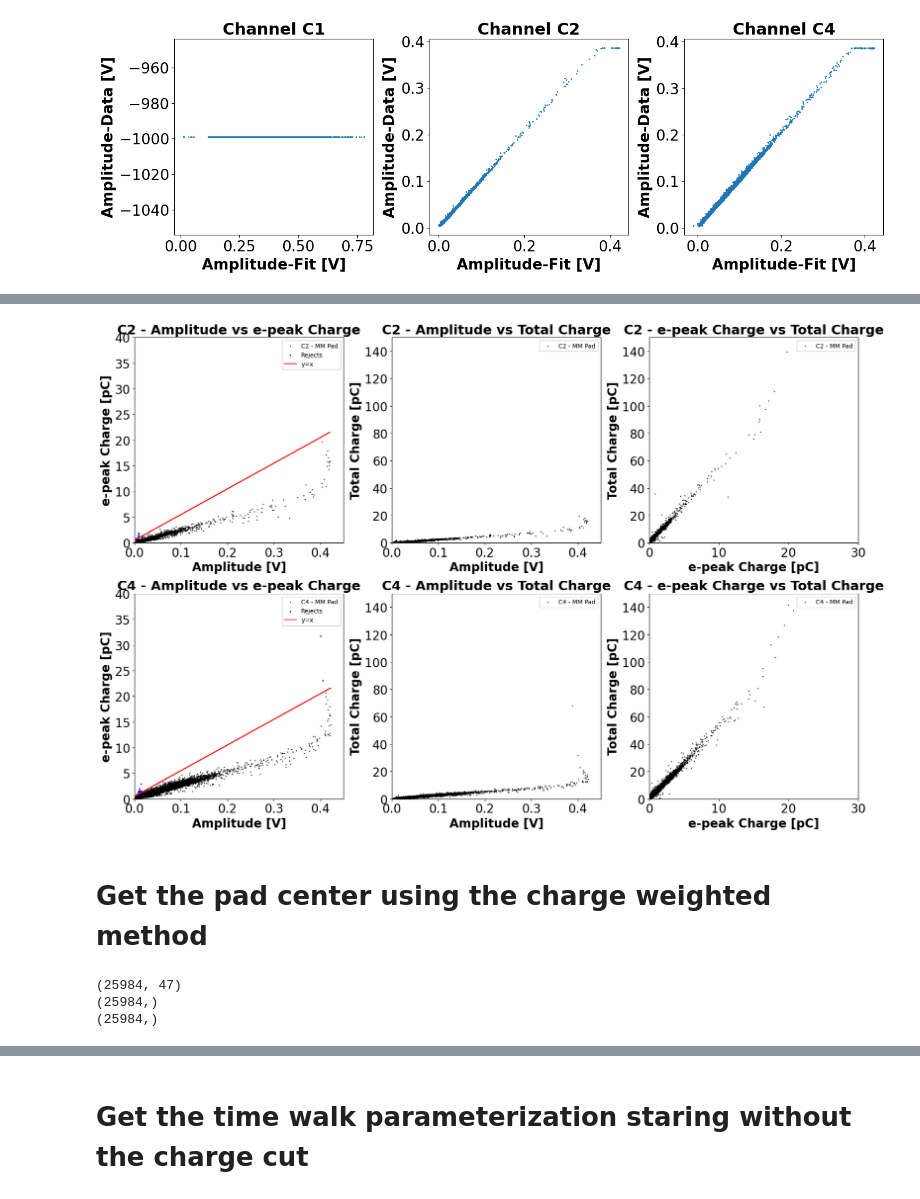
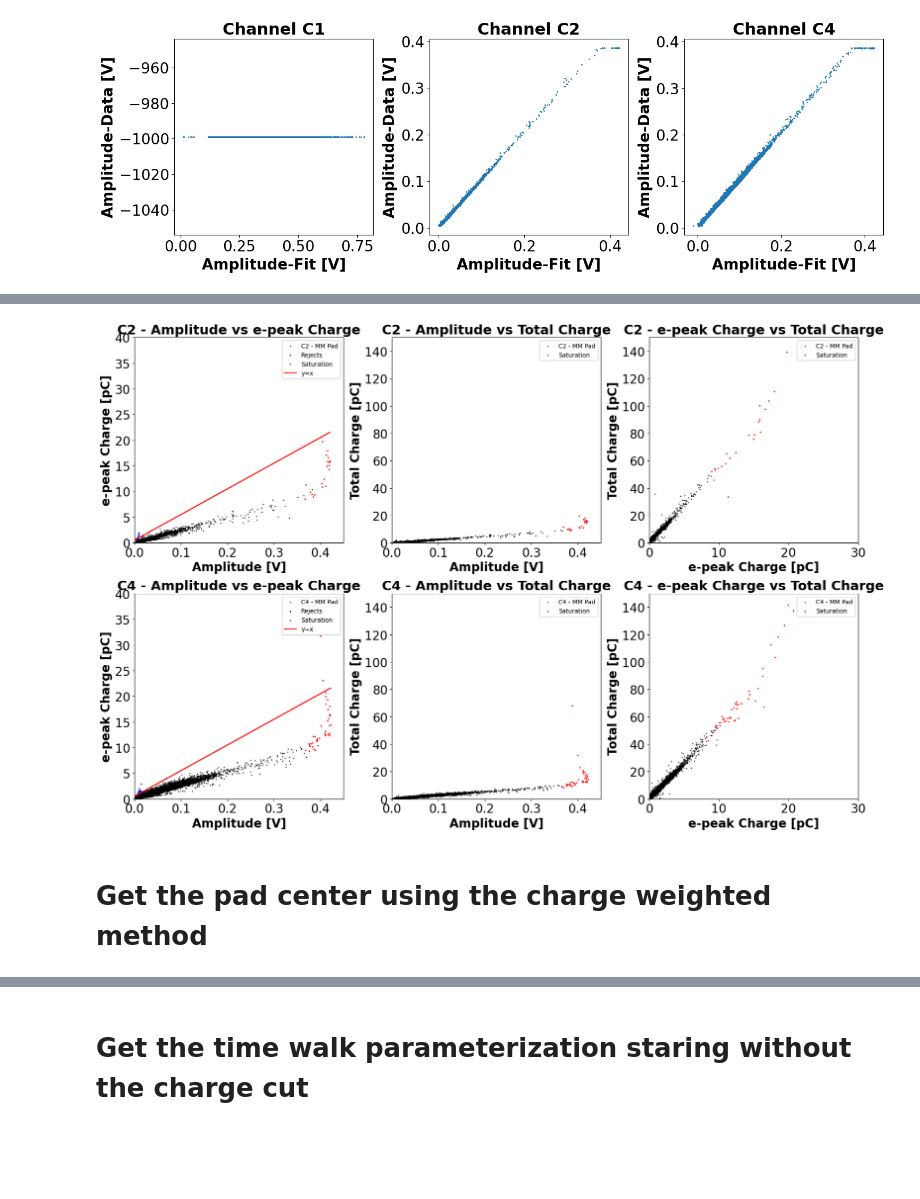
Before and after one commit to akallitss/py_analysis, a Jupyter notebook: single_pad_analysis/test_analysis.ipynb, the cells around one changed output, grey strips where cells are left out. Saved outputs shown, nothing was run; the diff lists cells and outputs as text; code cells hidden in the pictures; blank space fills up the shorter version.

```diff
--- a/single_pad_analysis/test_analysis.ipynb
+++ b/single_pad_analysis/test_analysis.ipynb
@@ -64,7 +66,7 @@ for channel in ['C1', 'C2', 'C4']:
 
     num_charges = len(charge_types)
 
-    fig, axes = plt.subplots(1, num_charges, figsize=(10,8), sharey=True)
+    fig, axes = plt.subplots(1, num_charges, figsize=(12,6), sharey=True)
 
     # Ensure axes is always iterable (wrap in list if only one subplot)
     if num_charges == 1:
@@ -99,7 +101,7 @@ for channel in ['C1', 'C2', 'C4']:
             fontsize=12, color='red', ha='right', va='top',
             bbox=dict(facecolor='white', alpha=0.7, edgecolor='black')  # Add a background box
         )
-plt.tight_layout(rect=[0, 0, 1, 0.95])  # Adjust layout
+    plt.tight_layout(rect=[0, 0, 1, 0.95])  # Adjust layout
 plt.savefig(f'charge_histograms_{channel}.pdf', dpi=300)
 plt.savefig(f'charge_histograms_{channel}.png', dpi=300)
 # %% [output]
@@ -117,7 +119,7 @@ channel_charge_types = {
 for channel in ['C1', 'C2', 'C4']:
     charge_types = channel_charge_types[channel]  # Select charge types based on the channel
 
-    fig, axs = plt.subplots(ncols=2, figsize=(11, 8))  # Create figure with 2 subplots (ncols=2)
+    fig, axs = plt.subplots(ncols=2, figsize=(8, 4))  # Create figure with 2 subplots (ncols=2)
 
     # Loop over each charge type for the current channel
     for charge_type in charge_types:
@@ -287,5 +224,5 @@ print(y_c4_filtered.shape)
 # %%
-fig, axes = plt.subplots(nrows=3, ncols=1, figsize=(10, 12))  # 3 rows, 1 column
+fig, axes = plt.subplots(nrows=3, ncols=1, figsize=(8, 10))  # 3 rows, 1 column
 
 for i, channel in enumerate(['C1', 'C2', 'C4']):
     # Get first charge or total charge based on the channel
@@ -534,0 +472,27 @@ plt.tight_layout()
+# %%
+channels = filters.keys()  # Get all available channels
+num_channels = len(channels)
+
+fig, axes = plt.subplots(nrows=1, ncols=num_channels, figsize=(5*num_channels, 5))
+
+if num_channels == 1:
+    axes = [axes]  # Ensure `axes` is iterable when there's only one subplot
+
+for ax, ch in zip(axes, channels):
+    df_filter = df[filters[ch]['ampl_cut']]
+    ampl_filtered = df_filter[f'peakparam_{ch}/peakparam_{ch}.ampl']
+    dampl_filtered = df_filter[f'peakparam_{ch}/peakparam_{ch}.dampl']
+
+    df_filter_saturation = df[filters[ch]['ampl_cut'] & ~filters[ch]['saturation_cut']]
+    ampl_saturation = df_filter_saturation[f'peakparam_{ch}/peakparam_{ch}.ampl']
+    dampl_saturation = df_filter_saturation[f'peakparam_{ch}/peakparam_{ch}.dampl']
+
+    ax.scatter(ampl_filtered, dampl_filtered, s=1)
+    ax.scatter(ampl_saturation, dampl_saturation, s=2, color='red', label='Saturation')
+    if ch != 'C1':
+        ax.axhline(mm_saturation_voltage, color='green', linestyle='-', label='Saturation Voltage')
+    ax.set_title(f'Channel {ch}')
+    ax.set_xlabel('Amplitude-Fit [V]')
+    ax.set_ylabel('Amplitude-Data [V]')
+# fig.text(0.5, 0.02, 'Amplitude-Fit [V]', ha='center', fontsize=12)
+plt.tight_layout()
@@ -549,6 +515,10 @@ for row, ch in enumerate(channels):
     x_filtered = df_filter[f'peakparam_{ch}/peakparam_{ch}.ampl']
     y_filtered = df_filter[f'peakparam_{ch}/peakparam_{ch}.echargefit']
 
+    df_saturation = df[filters[ch]['ampl_cut'] & ~filters[ch]['saturation_cut']]
+    x_saturation = df_saturation[f'peakparam_{ch}/peakparam_{ch}.ampl']
+    y_saturation = df_saturation[f'peakparam_{ch}/peakparam_{ch}.echargefit']
+
     # First scatter plot (Amplitude vs e-peak Charge with rejection line)
     up_slope, up_offset = 50, 0.5
     up_rejects_filter = y_filtered > line(x_filtered, up_slope, up_offset)
@@ -557,39 +527,45 @@ for row, ch in enumerate(channels):
 
     axs[row, 0].scatter(x_filtered, y_filtered, s=0.6, color='black', label=f'{ch} - MM Pad')
     axs[row, 0].scatter(up_rejects_x, up_rejects_y, s=2, color='blue', label='Rejects')
+    axs[row, 0].scatter(x_saturation, y_saturation, s=2, color='red', label='Saturation')
     axs[row, 0].plot(np.array(x_filtered), line(np.array(x_filtered), up_slope, up_offset), color='red', label='y=x')
 
     axs[row, 0].set_xlabel('Amplitude [V]')
     axs[row, 0].set_ylabel('e-peak Charge [pC]')
     axs[row, 0].set_xlim(0, 0.45)
     axs[row, 0].set_ylim(0, 40)
     axs[row, 0].legend()
     axs[row, 0].set_title(f'{ch} - Amplitude vs e-peak Charge')
 
     # Second scatter plot (Amplitude vs Total Charge)
     axs[row, 1].scatter(x_filtered, y_filtered, s=0.6, color='black', label=f'{ch} - MM Pad')
+    axs[row, 1].scatter(x_saturation, y_saturation, s=2, color='red', label='Saturation')
     axs[row, 1].set_xlabel('Amplitude [V]')
     axs[row, 1].set_ylabel('Total Charge [pC]')
     axs[row, 1].set_xlim(0, 0.45)
     axs[row, 1].set_ylim(0, 150)
     axs[row, 1].legend()
     axs[row, 1].set_title(f'{ch} - Amplitude vs Total Charge')
 
     # Third scatter plot (e-peak Charge vs Total Charge)
     x_filtered_2 = df_filter[f'peakparam_{ch}/peakparam_{ch}.echargefit']
     y_filtered_2 = df_filter[f'peakparam_{ch}/peakparam_{ch}.totcharge']
 
+    x_saturation_2 = df_saturation[f'peakparam_{ch}/peakparam_{ch}.echargefit']
+    y_saturation_2 = df_saturation[f'peakparam_{ch}/peakparam_{ch}.totcharge']
+
     axs[row, 2].scatter(x_filtered_2, y_filtered_2, s=0.6, color='black', label=f'{ch} - MM Pad')
+    axs[row, 2].scatter(x_saturation_2, y_saturation_2, s=2, color='red', label='Saturation')
     axs[row, 2].set_xlabel('e-peak Charge [pC]')
     axs[row, 2].set_ylabel('Total Charge [pC]')
     axs[row, 2].set_xlim(0, 30)
     axs[row, 2].set_ylim(0, 150)
     axs[row, 2].legend()
     axs[row, 2].set_title(f'{ch} - e-peak Charge vs Total Charge')
 
 plt.tight_layout()
 plt.show()
 # %% [output]
-[figure, old version]
+[figure, new version]
 # %% [markdown]
 # Get the pad center using the charge weighted method
@@ -602,8 +571,0 @@ plt.show()
-# %%
-print(c1_charge_filtered_df.shape) #(events, columns)
-print(x_c1_filtered.shape) #(events,)
-print(y_c1_filtered.shape) #(events,)
-# %% [output]
-(25984, 47)
-(25984,)
-(25984,)
```
Also changed, not shown: parts of 40 cells of this notebook, 1 other file.
